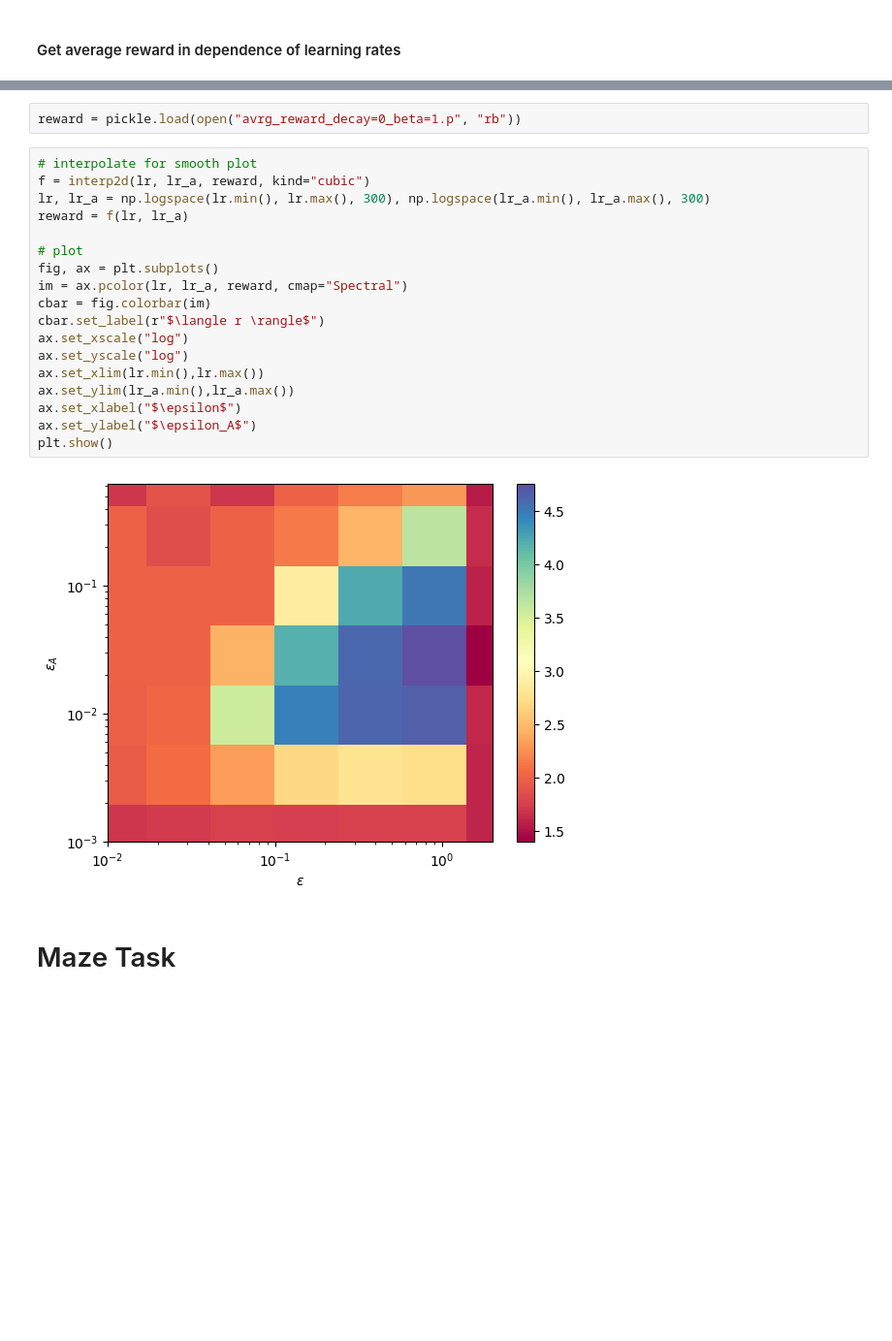
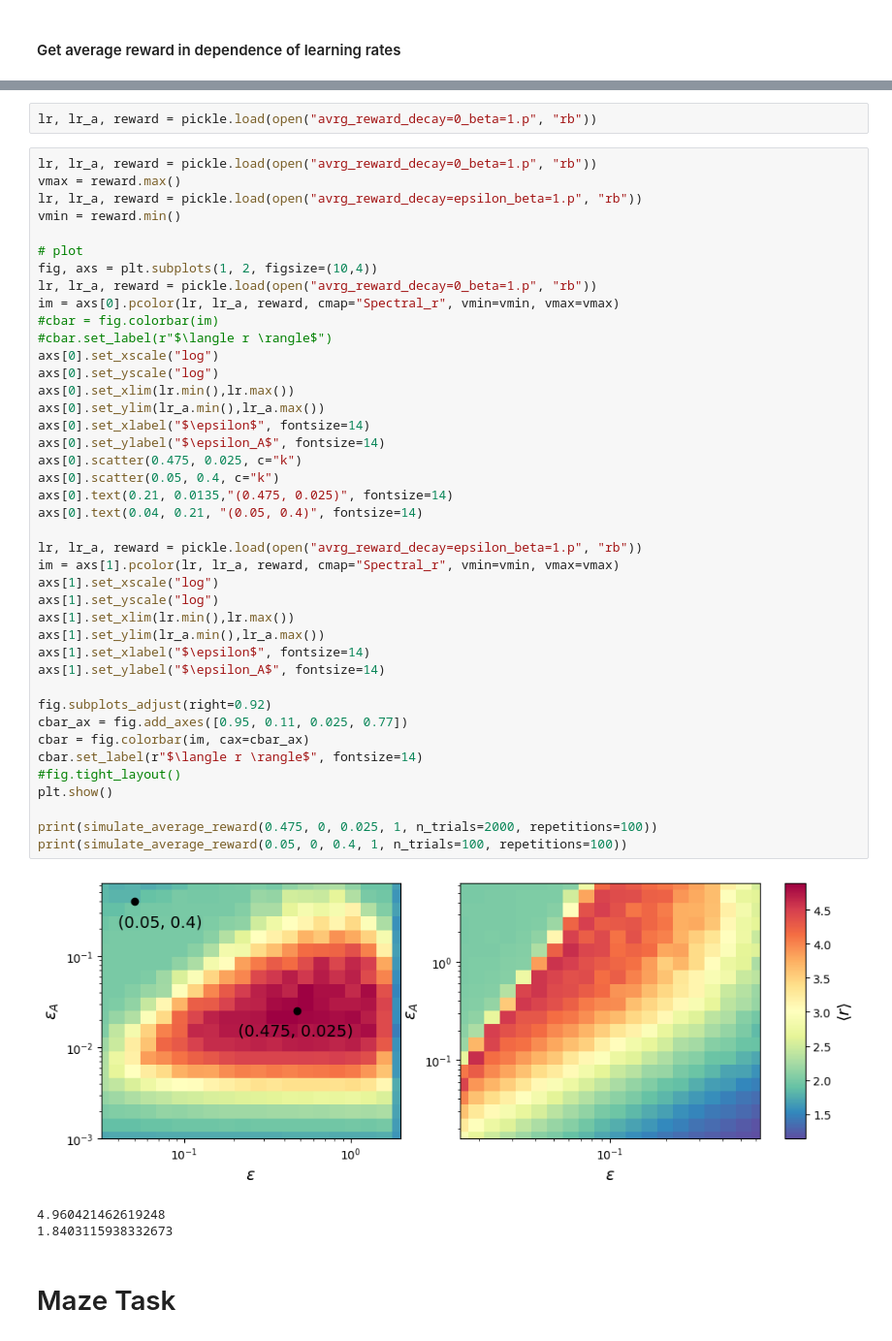
Before and after one commit to mavoeh/RL_hw2, a Jupyter notebook: homework2.ipynb, the cells around one changed output, grey strips where cells are left out. Shown at 97% size. Saved outputs shown, nothing was run; the diff lists cells and outputs as text; blank space fills up the shorter version.

```diff
--- a/homework2.ipynb
+++ b/homework2.ipynb
@@ -242,25 +242,50 @@ pickle.dump(reward, open("avrg_reward_decay=0_beta=1.p", "wb"))
 # %%
-reward = pickle.load(open("avrg_reward_decay=0_beta=1.p", "rb"))
+lr, lr_a, reward = pickle.load(open("avrg_reward_decay=0_beta=1.p", "rb"))
-# %%
-# interpolate for smooth plot
-f = interp2d(lr, lr_a, reward, kind="cubic")
-lr, lr_a = np.logspace(lr.min(), lr.max(), 300), np.logspace(lr_a.min(), lr_a.max(), 300)
-reward = f(lr, lr_a)
-
-# plot
-fig, ax = plt.subplots()
-im = ax.pcolor(lr, lr_a, reward, cmap="Spectral")
-cbar = fig.colorbar(im)
-cbar.set_label(r"$\langle r \rangle$")
-ax.set_xscale("log")
-ax.set_yscale("log")
-ax.set_xlim(lr.min(),lr.max())
-ax.set_ylim(lr_a.min(),lr_a.max())
-ax.set_xlabel("$\epsilon$")
-ax.set_ylabel("$\epsilon_A$")
-plt.show()
-# %% [output]
-[figure, removed]
+# %%
+lr, lr_a, reward = pickle.load(open("avrg_reward_decay=0_beta=1.p", "rb"))
+vmax = reward.max()
+lr, lr_a, reward = pickle.load(open("avrg_reward_decay=epsilon_beta=1.p", "rb"))
+vmin = reward.min()
+
+# plot
+fig, axs = plt.subplots(1, 2, figsize=(10,4))
+lr, lr_a, reward = pickle.load(open("avrg_reward_decay=0_beta=1.p", "rb"))
+im = axs[0].pcolor(lr, lr_a, reward, cmap="Spectral_r", vmin=vmin, vmax=vmax)
+#cbar = fig.colorbar(im)
+#cbar.set_label(r"$\langle r \rangle$")
+axs[0].set_xscale("log")
+axs[0].set_yscale("log")
+axs[0].set_xlim(lr.min(),lr.max())
+axs[0].set_ylim(lr_a.min(),lr_a.max())
+axs[0].set_xlabel("$\epsilon$", fontsize=14)
+axs[0].set_ylabel("$\epsilon_A$", fontsize=14)
+axs[0].scatter(0.475, 0.025, c="k")
+axs[0].scatter(0.05, 0.4, c="k")
+axs[0].text(0.21, 0.0135,"(0.475, 0.025)", fontsize=14)
+axs[0].text(0.04, 0.21, "(0.05, 0.4)", fontsize=14)
+
+lr, lr_a, reward = pickle.load(open("avrg_reward_decay=epsilon_beta=1.p", "rb"))
+im = axs[1].pcolor(lr, lr_a, reward, cmap="Spectral_r", vmin=vmin, vmax=vmax)
+axs[1].set_xscale("log")
+axs[1].set_yscale("log")
+axs[1].set_xlim(lr.min(),lr.max())
+axs[1].set_ylim(lr_a.min(),lr_a.max())
+axs[1].set_xlabel("$\epsilon$", fontsize=14)
+axs[1].set_ylabel("$\epsilon_A$", fontsize=14)
+
+fig.subplots_adjust(right=0.92)
+cbar_ax = fig.add_axes([0.95, 0.11, 0.025, 0.77])
+cbar = fig.colorbar(im, cax=cbar_ax)
+cbar.set_label(r"$\langle r \rangle$", fontsize=14)
+#fig.tight_layout()
+plt.show()
+
+print(simulate_average_reward(0.475, 0, 0.025, 1, n_trials=2000, repetitions=100))
+print(simulate_average_reward(0.05, 0, 0.4, 1, n_trials=100, repetitions=100))
+# %% [output]
+[figure, added]
+4.960421462619248
+1.8403115938332673
 # %% [markdown]
 # Maze Task
 # %% [markdown]
```
Also changed, not shown: parts of 16 cells of this notebook.
